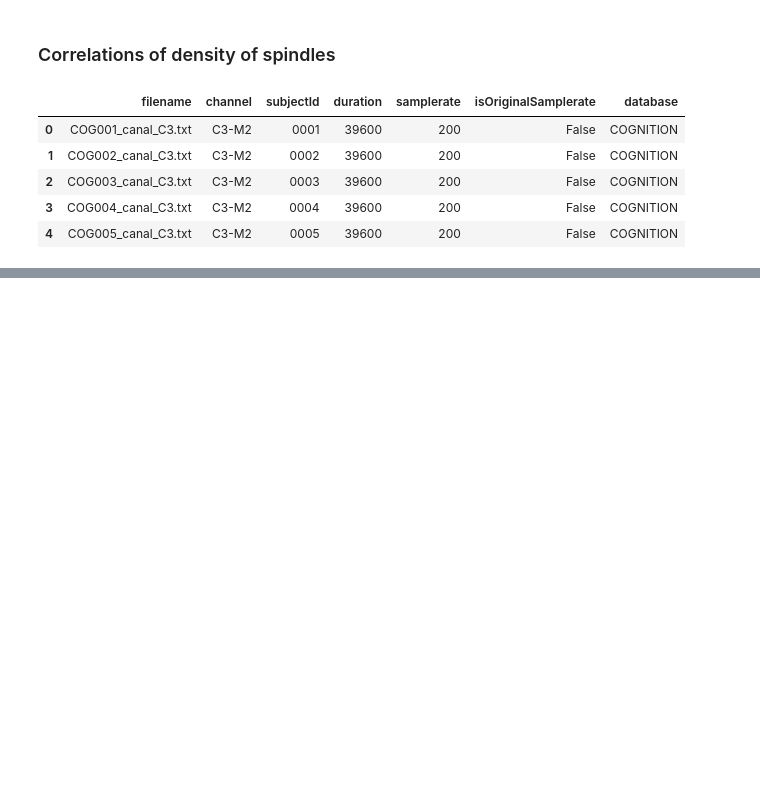
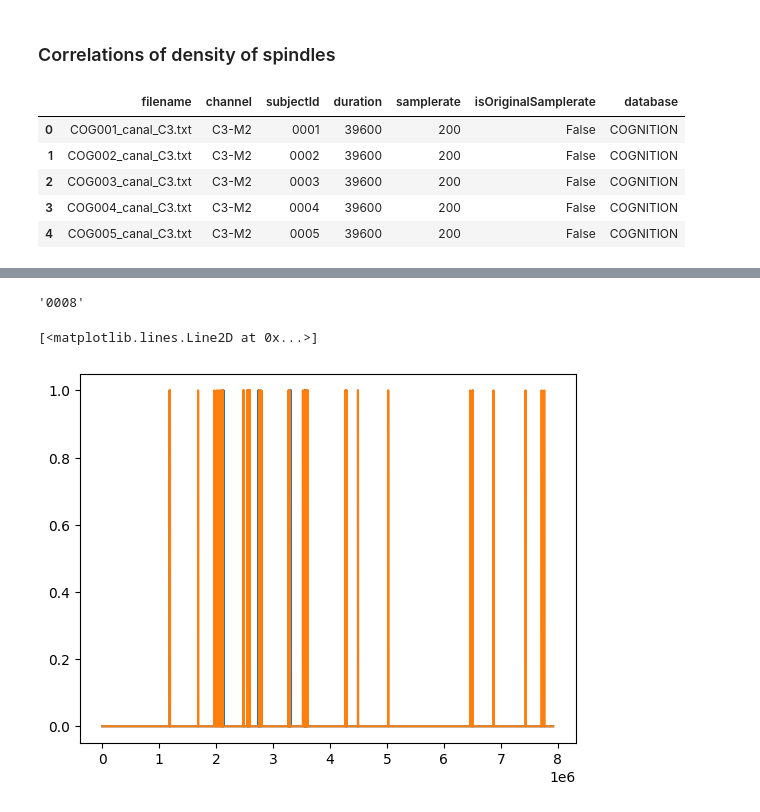
Before and after one commit to quiquegurdiel/SpinCo, a Jupyter notebook: experiments/010_COGNITION_testing26Features_7S_09aa67d8-c865-4a95-a7c5-de7b6adadbce/004_Correlations_E1.ipynb, the cells around one changed output, grey strips where cells are left out. Drawn from its saved outputs; the diff is of its cells as text; code cells hidden in the pictures; blank space fills up the shorter version.

```diff
--- a/experiments/010_COGNITION_testing26Features_7S_09aa67d8-c865-4a95-a7c5-de7b6adadbce/004_Correlations_E1.ipynb
+++ b/experiments/010_COGNITION_testing26Features_7S_09aa67d8-c865-4a95-a7c5-de7b6adadbce/004_Correlations_E1.ipynb
@@ -158,42 +130,3 @@ def annotationPairToMetrics(annotations,detections,thresIoU=0.2):
-# %%
-def getMetricTables(annotations,detections,thresIoU=0.2):
-    #get the coords
-    gtCoords=zip(annotations.startInd,annotations.stopInd)
-    outCoords=zip(detections.startInd,detections.stopInd)
-    #calculate the iou vector
-    iouVector=np.array(list(itt.starmap(getIou,itt.product(gtCoords,outCoords))))
-    #reshape to a matrix
-    iouMatrix=iouVector.reshape(len(annotations),len(detections))
-    #create tables
-    index0=np.apply_along_axis(np.argmax,0,iouMatrix)
-    iou0=np.apply_along_axis(np.max,0,iouMatrix)
-    index1=np.apply_along_axis(np.argmax,1,iouMatrix)
-    iou1=np.apply_along_axis(np.max,1,iouMatrix)
-
-    tableOut=pd.DataFrame({
-        'indexGT':index0,
-        'iou':iou0
-    })
-
-    tableGT=pd.DataFrame({
-        'indexOut':index1,
-        'iou':iou1
-    })
-
-    tableOut['type']='out'
-    tableGT['type']='gt'
-    tableOut['indexOut']=tableOut.index
-    tableGT['indexGT']=tableGT.index
-    #Correct external indexes of objects not overlapping
-    tableOut.loc[tableOut.iou==0,'indexGT']='NA'
-    tableGT.loc[tableGT.iou==0,'indexOut']='NA'
-    #set tps
-    tableOut['tp']=tableOut.iou>thresIoU
-    tableOut['fp']=tableOut.iou<=thresIoU
-    tableGT['tp']=tableGT.iou>thresIoU
-    tableGT['fn']=tableGT.iou<=thresIoU
-
-    return tableOut,tableGT
 # %%
 allTablesOut=pd.DataFrame({})
 allDetections=[]
@@ -333,0 +294,4 @@ plt.show()
+# %%
+testSubjectId
+# %% [output]
+'0008'
@@ -333,0 +317,6 @@ plt.show()
+# %%
+plt.plot(processedLabels)
+plt.plot(testLabels)
+# %% [output]
+[<matplotlib.lines.Line2D at 0x...>]
+[figure, added]
```
Also changed, not shown: parts of 25 cells of this notebook, 4 other files.
